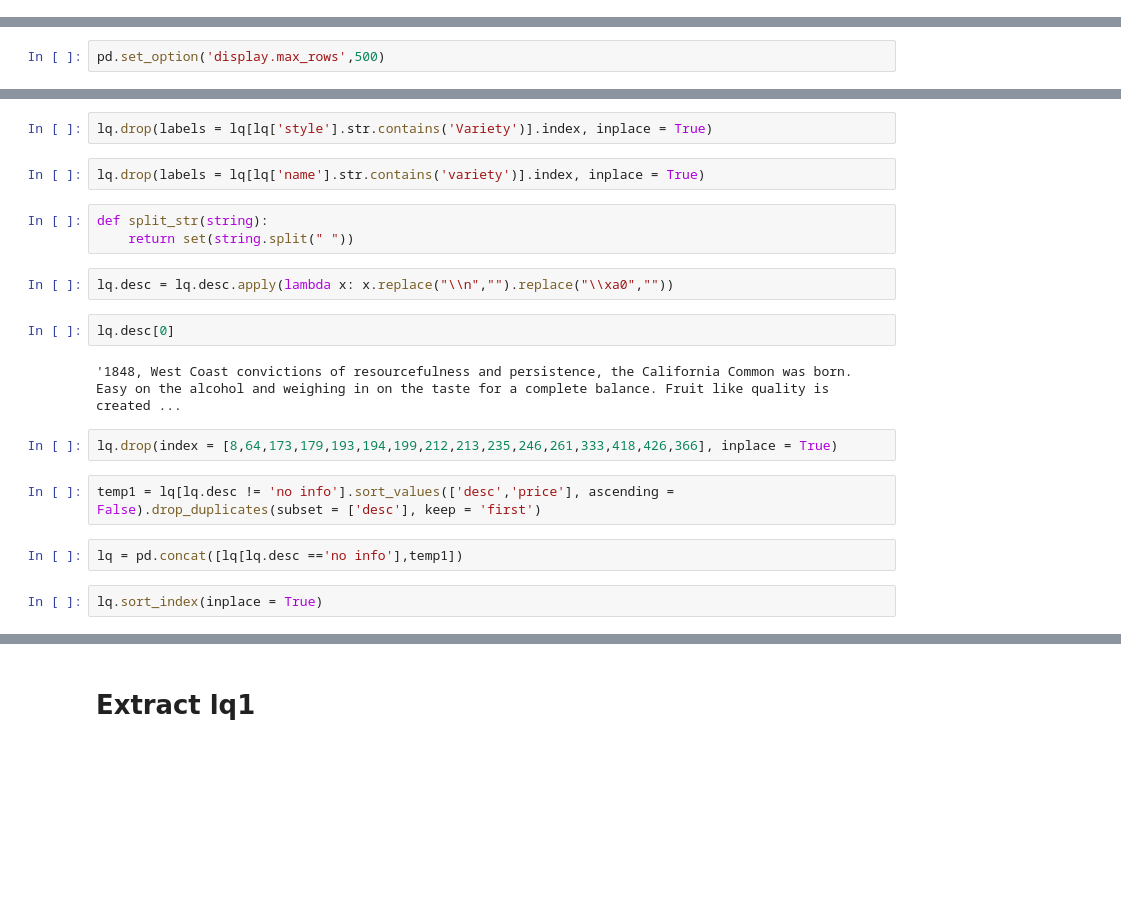
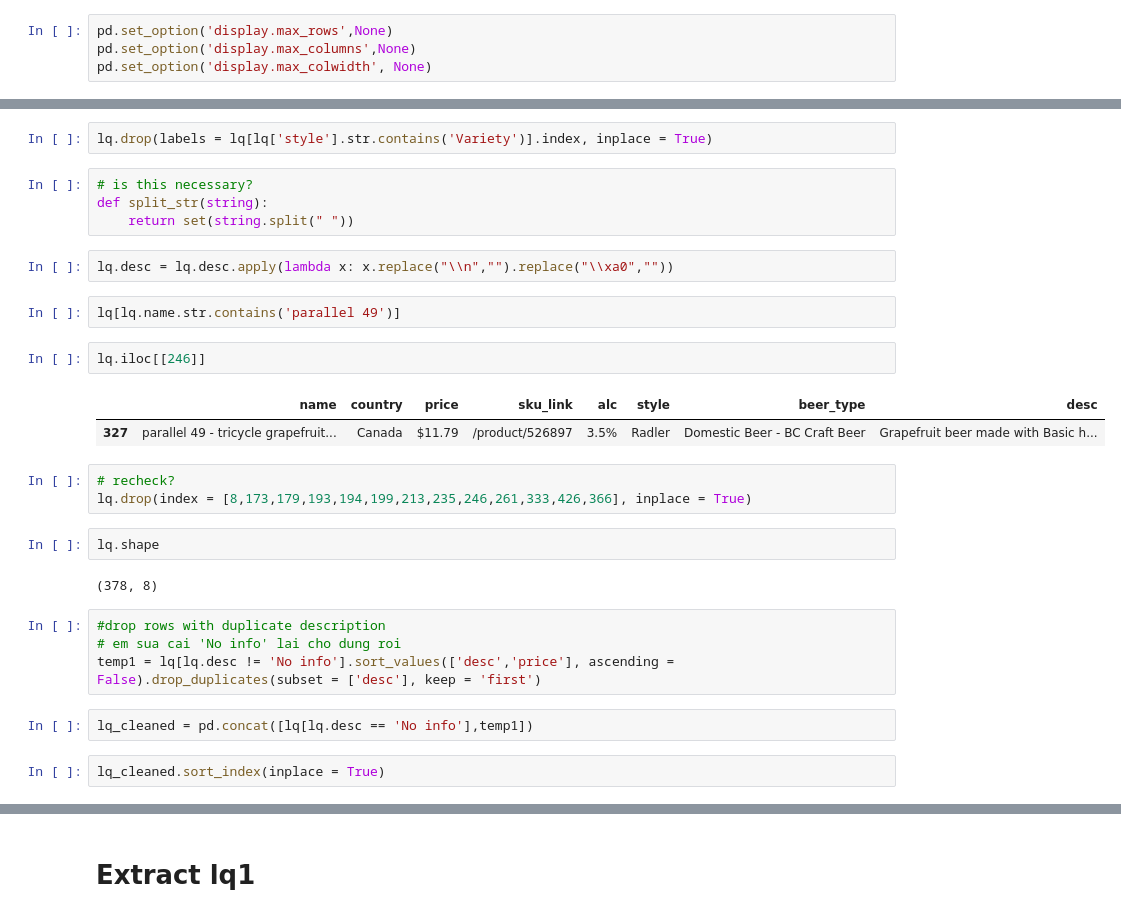
Before and after one commit to suziephan/liquor_review, a Jupyter notebook: Fuzzy matching with beer.ipynb, the cells around one changed output, grey strips where cells are left out. Drawn from its saved outputs; the diff is of its cells as text; blank space fills up the shorter version.

Commit message:
Fuzzy matching - beer name

```diff
--- a/Fuzzy matching with beer.ipynb
+++ b/Fuzzy matching with beer.ipynb
@@ -8,6 +7,10 @@ from matplotlib import style
 style.use('fivethirtyeight')
 from fuzzywuzzy import fuzz, process
 import numpy as np
+# %%
+pd.set_option('display.max_rows',None)
+pd.set_option('display.max_columns',None)
+pd.set_option('display.max_colwidth', None)
 # %%
 lq =  pd.read_csv('bcstores.csv')
 print('The shape: %d x %d' % lq.shape)
@@ -39,5 +30,3 @@ Name: comb, Length: 513, dtype: object
-# %%
-pd.set_option('display.max_rows',500)
 # %% [markdown]
 # Drop duplicates: diff packing, diff type( can or bottle)
 # %%
@@ -68,22 +41,31 @@ lq
 # Drop variety pack
 # %%
 lq.drop(labels = lq[lq['style'].str.contains('Variety')].index, inplace = True)
-# %%
-lq.drop(labels = lq[lq['name'].str.contains('variety')].index, inplace = True)
 # %%
+# is this necessary?
 def split_str(string):
     return set(string.split(" "))
 # %%
 lq.desc = lq.desc.apply(lambda x: x.replace("\\n","").replace("\\xa0",""))
-# %%
-lq.desc[0]
-# %% [output]
-'1848, West Coast convictions of resourcefulness and persistence, the California Common was born. Easy on the alcohol and weighing in on the taste for a complete balance. Fruit like quality is created ...
+# %%
+lq[lq.name.str.contains('parallel 49')]
+# %%
+lq.iloc[[246]]
+# %% [output]
+|  | name | country | price | sku_link | alc | style | beer_type | desc |
+| 327 | parallel 49 - tricycle grapefruit... | Canada | $11.79 | /product/526897 | 3.5% | Radler | Domestic Beer - BC Craft Beer | Grapefruit beer made with Basic h... |
 # %%
-lq.drop(index = [8,64,173,179,193,194,199,212,213,235,246,261,333,418,426,366], inplace = True)
+# recheck?
+lq.drop(index = [8,173,179,193,194,199,213,235,246,261,333,426,366], inplace = True)
+# %%
+lq.shape
+# %% [output]
+(378, 8)
 # %%
-temp1 = lq[lq.desc != 'no info'].sort_values(['desc','price'], ascending = False).drop_duplicates(subset = ['desc'], keep = 'first')
+#drop rows with duplicate description
+# em sua cai 'No info' lai cho dung roi
+temp1 = lq[lq.desc != 'No info'].sort_values(['desc','price'], ascending = False).drop_duplicates(subset = ['desc'], keep = 'first')
 # %%
-lq = pd.concat([lq[lq.desc =='no info'],temp1])
+lq_cleaned = pd.concat([lq[lq.desc == 'No info'],temp1])
 # %%
-lq.sort_index(inplace = True)
+lq_cleaned.sort_index(inplace = True)
```
Also changed, not shown: parts of 32 cells of this notebook.
